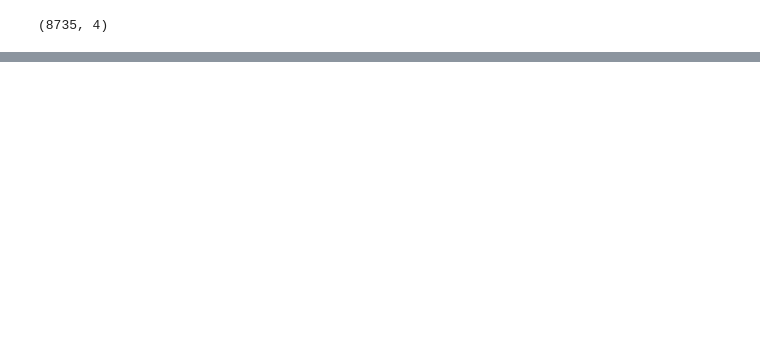
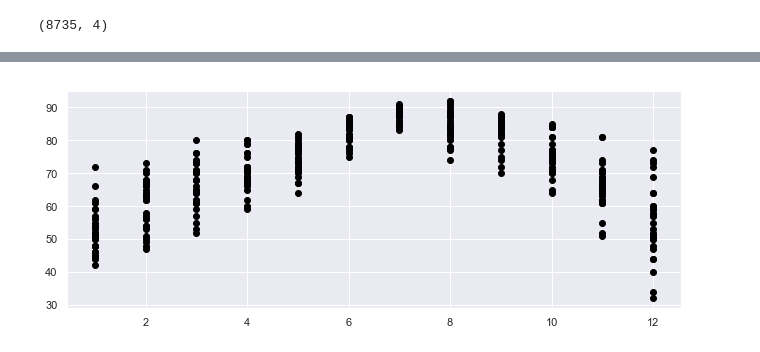
Before and after one commit to jbbae/commercial_storage_analysis, a Jupyter notebook: Commercial Load Forecast.ipynb, the cells around one changed output, grey strips where cells are left out. Cells and saved outputs as stored; diff of their text form; code cells hidden in the pictures; blank space fills up the shorter version.

```diff
--- a/Commercial Load Forecast.ipynb
+++ b/Commercial Load Forecast.ipynb
@@ -90,0 +199,4 @@ clf.predict([13],[35])
+# %%
+plt.plot(df_w2['Month'], df_w2['TempAvgF'], 'o', color='black');
+# %% [output]
+[figure, added]
```
Also changed, not shown: parts of 14 cells of this notebook.
